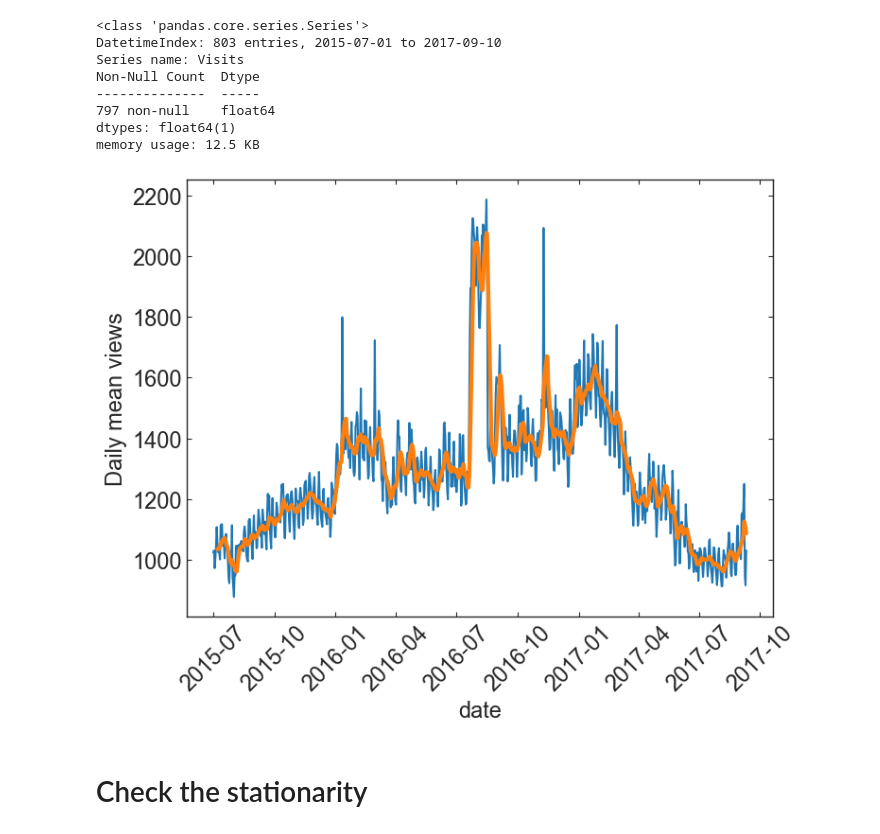
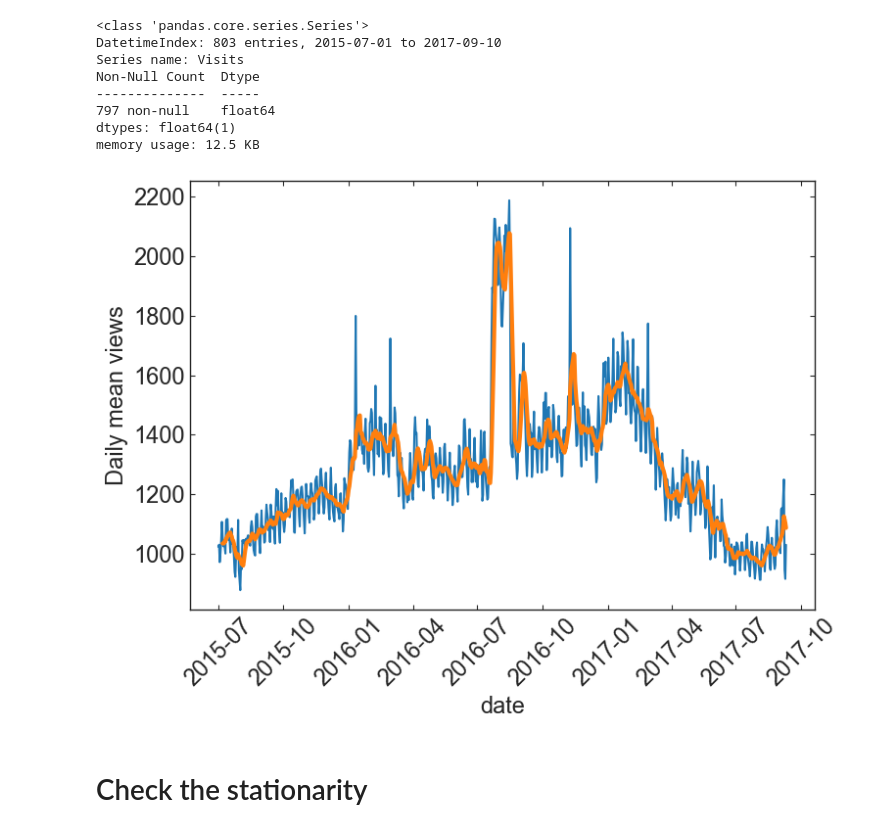
Before and after one commit to astrodoo/Springboard, a Jupyter notebook: Capstone_WebTraffic/notebook/WebTraffic_Preprocess_Model.ipynb, the cells around one changed output. Cells and saved outputs as stored; diff of their text form; code cells hidden in the pictures.

```diff
--- a/Capstone_WebTraffic/notebook/WebTraffic_Preprocess_Model.ipynb
+++ b/Capstone_WebTraffic/notebook/WebTraffic_Preprocess_Model.ipynb
@@ -49,6 +46,7 @@ To enable them in other operations, rebuild TensorFlow with the appropriate comp
 # %%
 datadir = '../datasets/raw'
 datadir_pr = '../datasets/processed'  # directory where the cleaned datasets are stored
+figdir = '../output/figures'
 # %% [markdown]
 ## Datasets consist of train and key:
 - **train.csv**
@@ -347,12 +365,15 @@ memory usage: 12.5 KB
 # %%
 fig, ax = plt.subplots()
 
-ax = sns.lineplot(data=mean_timeSeries, y='Visits', x=mean_timeSeries.index)
+sns.lineplot(data=mean_timeSeries, y='Visits', x=mean_timeSeries.index, ax=ax)
 sns.lineplot(data=mean_timeSeries_roll7, lw=3, color='C1', ax=ax)
 ax.tick_params(axis='x', rotation=45)
-ax.set_ylabel('Daily mean views');
+ax.set_ylabel('Daily mean views')
+
+fig.tight_layout()
+fig.savefig(os.path.join(figdir,'daily_mean_views_roll7.png'));
 # %% [output]
-[figure, old version]
+[figure, new version]
 # %% [markdown]
 # Check the stationarity
 # %%
```
Also changed, not shown: parts of 40 cells of this notebook, 48 other files.
